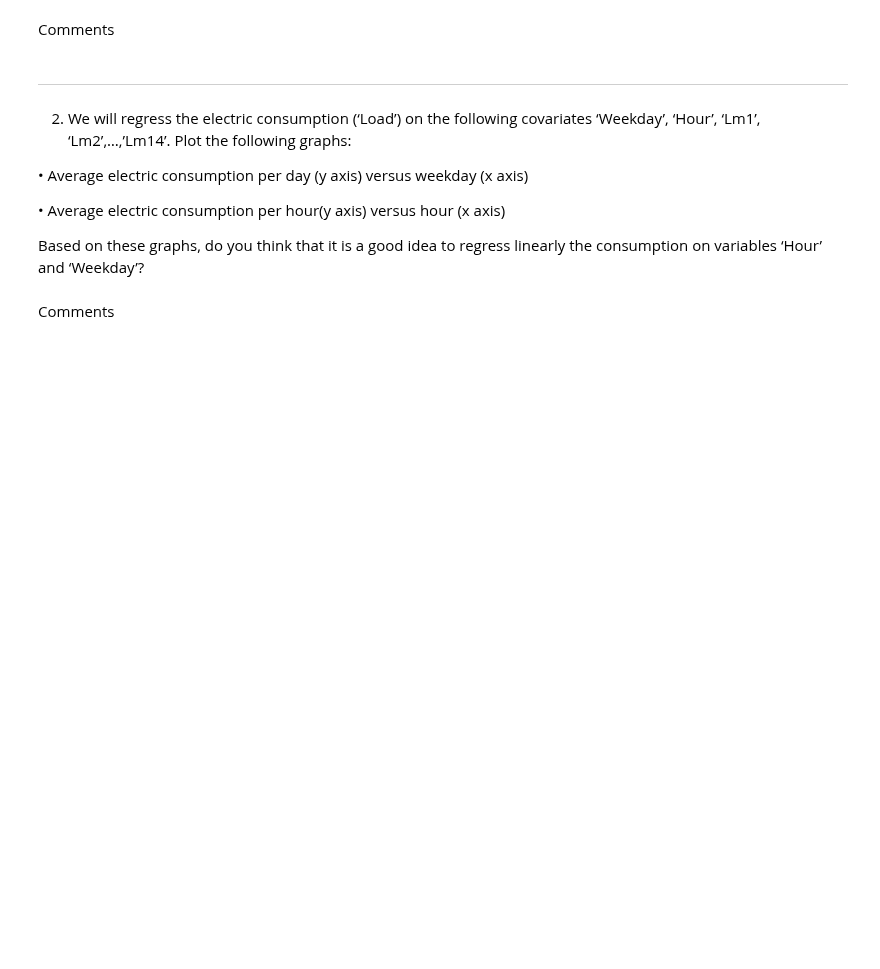
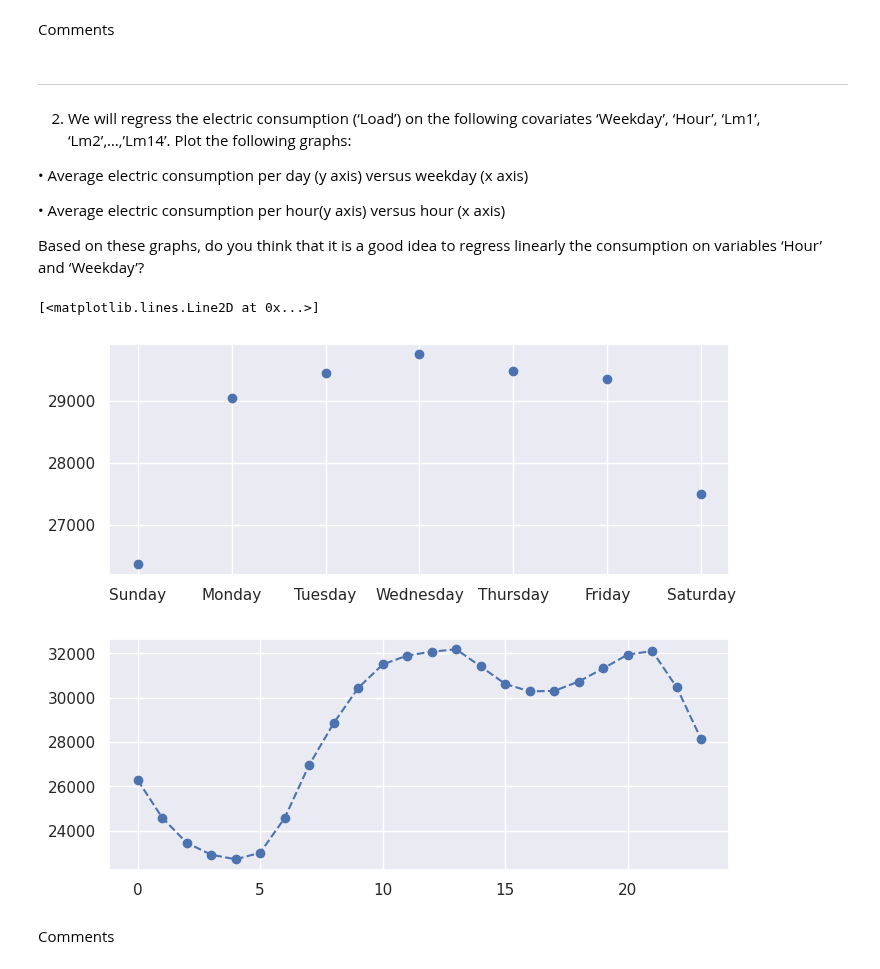
Before and after one commit to Emilevillette/LEPL1109-Hackatons, a Jupyter notebook: Hackaton 2/hackathon2_without_code.ipynb, the cells around one changed output. Cells and saved outputs as stored; diff of their text form; code cells hidden in the pictures; blank space fills up the shorter version.

```diff
--- a/Hackaton 2/hackathon2_without_code.ipynb
+++ b/Hackaton 2/hackathon2_without_code.ipynb
@@ -153,3 +151,16 @@ Based on these graphs, do you think that it is a good idea to regress linearly t
+# %%
+def mean_values_dataset(index_title, value_title):
+    return df.groupby([index_title])[value_title].sum().div(df.groupby([index_title])[value_title].count())
+
+plt.figure(figsize=(8, 3))
+plt.plot(["Sunday", "Monday", "Tuesday", "Wednesday", "Thursday", "Friday", "Saturday"],
+         mean_values_dataset('Weekday', 'Load'), 'o')
+plt.figure(figsize=(8, 3))
+plt.plot(range(0, 24), mean_values_dataset('Hour', 'Load'), 'o--')
+# %% [output]
+[<matplotlib.lines.Line2D at 0x...>]
+[figure, added]
+[figure, added]
 # %% [markdown]
 Comments
 # %% [markdown]
```
Also changed, not shown: parts of 4 cells of this notebook.
